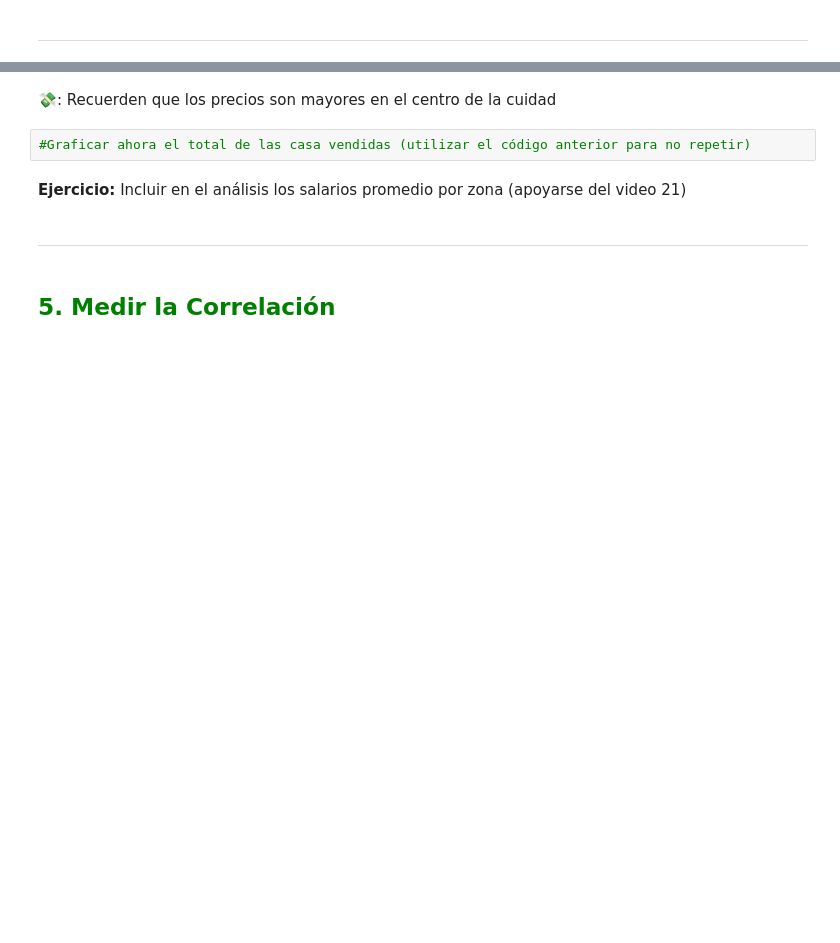
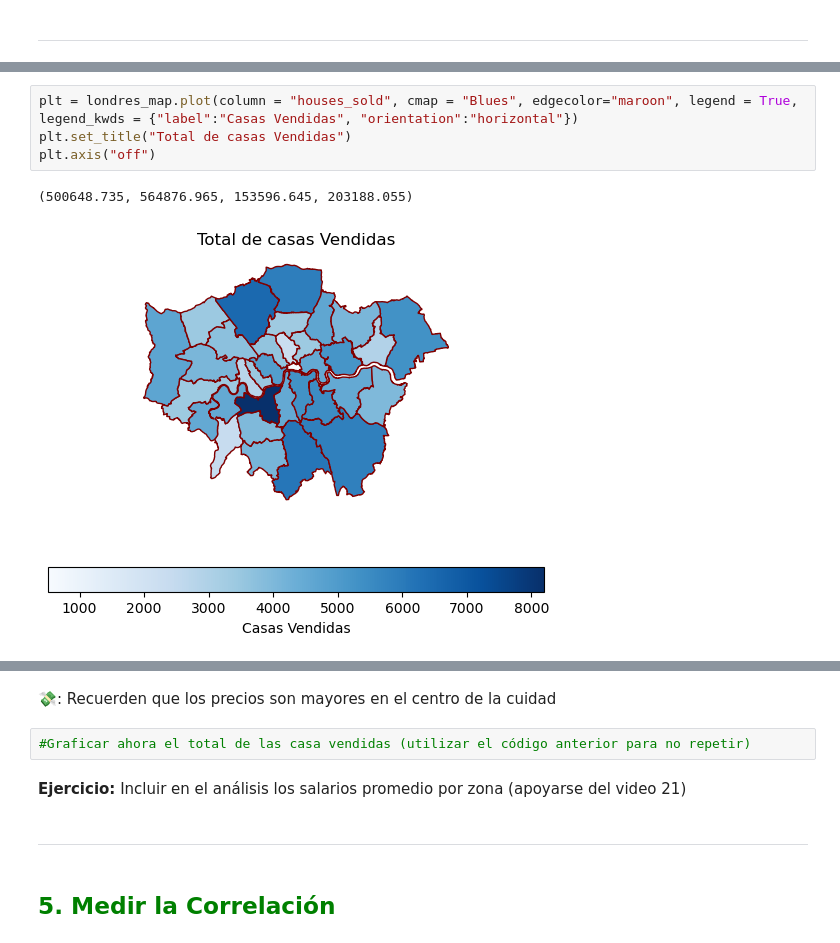
Before and after one commit to Gerardo697/Machine_Learning, a Jupyter notebook: Capítulo 2-Proyecto End-to-End/Cap2_plantilla.ipynb, the cells around one changed output, grey strips where cells are left out. Cells and saved outputs as stored; diff of their text form; blank space fills up the shorter version.

```diff
--- a/Capítulo 2-Proyecto End-to-End/Cap2_plantilla.ipynb
+++ b/Capítulo 2-Proyecto End-to-End/Cap2_plantilla.ipynb
@@ -345,0 +389,7 @@ londres_map.head()
+# %%
+plt = londres_map.plot(column = "houses_sold", cmap = "Blues", edgecolor="maroon", legend = True, legend_kwds = {"label":"Casas Vendidas", "orientation":"horizontal"})
+plt.set_title("Total de casas Vendidas")
+plt.axis("off")
+# %% [output]
+(500648.735, 564876.965, 153596.645, 203188.055)
+[figure, added]
```
Also changed, not shown: parts of 61 cells of this notebook.
